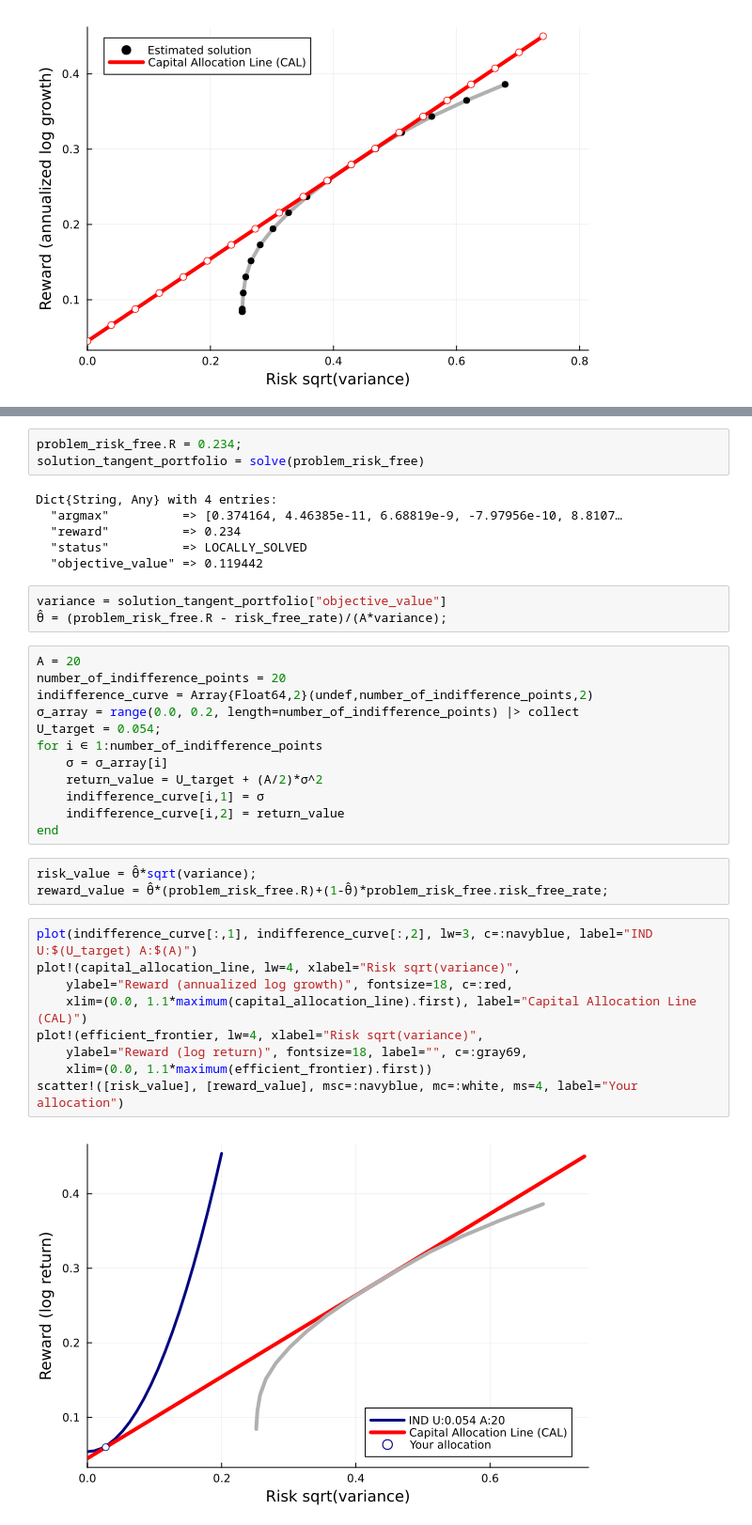
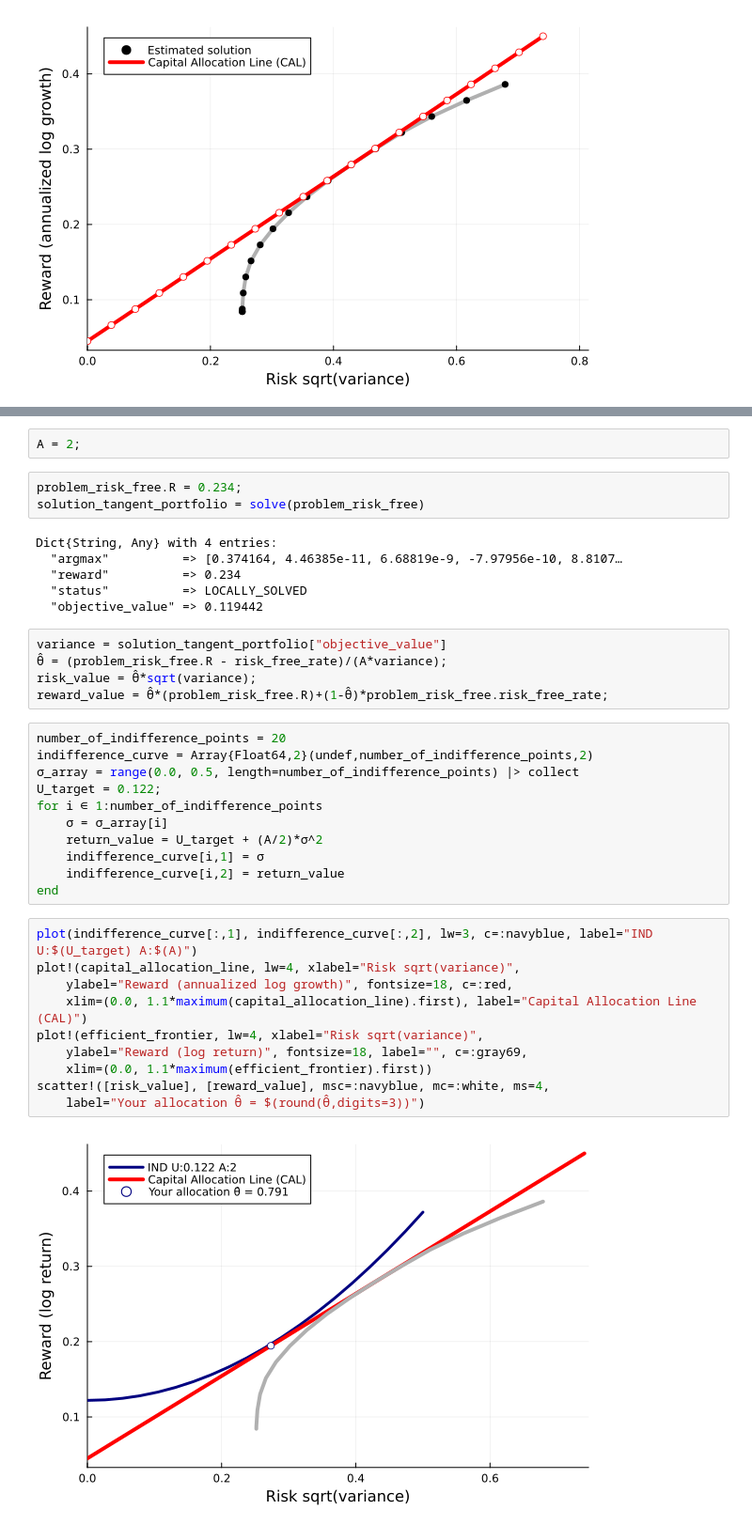
Before and after one commit to varnerlab/CHEME-5760-Examples-F23, a Jupyter notebook: CHEME-5760-L5b-CAL-Optimal.ipynb, the cells around one changed output, grey strips where cells are left out. Shown: that part at 94% size. Cells and saved outputs as stored; diff of their text form.

Commit message:
5760 Insurance problem
insurance problem

```diff
--- a/CHEME-5760-L5b-CAL-Optimal.ipynb
+++ b/CHEME-5760-L5b-CAL-Optimal.ipynb
@@ -252,3 +252,5 @@ Dict{Float64, Float64} with 20 entries:
+# %%
+A = 2;
 # %%
 problem_risk_free.R = 0.234;
 solution_tangent_portfolio = solve(problem_risk_free)
@@ -261,29 +263,28 @@ Dict{String, Any} with 4 entries:
 # %%
 variance = solution_tangent_portfolio["objective_value"]
 θ̂ = (problem_risk_free.R - risk_free_rate)/(A*variance);
+risk_value = θ̂*sqrt(variance);
+reward_value = θ̂*(problem_risk_free.R)+(1-θ̂)*problem_risk_free.risk_free_rate;
 # %%
-A = 20
 number_of_indifference_points = 20
 indifference_curve = Array{Float64,2}(undef,number_of_indifference_points,2)
-σ_array = range(0.0, 0.2, length=number_of_indifference_points) |> collect
-U_target = 0.054;
+σ_array = range(0.0, 0.5, length=number_of_indifference_points) |> collect
+U_target = 0.122;
 for i ∈ 1:number_of_indifference_points
     σ = σ_array[i]
     return_value = U_target + (A/2)*σ^2
     indifference_curve[i,1] = σ
     indifference_curve[i,2] = return_value
 end
-# %%
-risk_value = θ̂*sqrt(variance);
-reward_value = θ̂*(problem_risk_free.R)+(1-θ̂)*problem_risk_free.risk_free_rate;
 # %%
 plot(indifference_curve[:,1], indifference_curve[:,2], lw=3, c=:navyblue, label="IND U:$(U_target) A:$(A)")
 plot!(capital_allocation_line, lw=4, xlabel="Risk sqrt(variance)",
     ylabel="Reward (annualized log growth)", fontsize=18, c=:red,
     xlim=(0.0, 1.1*maximum(capital_allocation_line).first), label="Capital Allocation Line (CAL)")
 plot!(efficient_frontier, lw=4, xlabel="Risk sqrt(variance)",
     ylabel="Reward (log return)", fontsize=18, label="", c=:gray69,
     xlim=(0.0, 1.1*maximum(efficient_frontier).first))
-scatter!([risk_value], [reward_value], msc=:navyblue, mc=:white, ms=4, label="Your allocation")
+scatter!([risk_value], [reward_value], msc=:navyblue, mc=:white, ms=4,
+    label="Your allocation θ̂ = $(round(θ̂,digits=3))")
 # %% [output]
-[figure, old version]
+[figure, new version]
```
Also changed, not shown: parts of 1 cell of this notebook, 2 other files.
